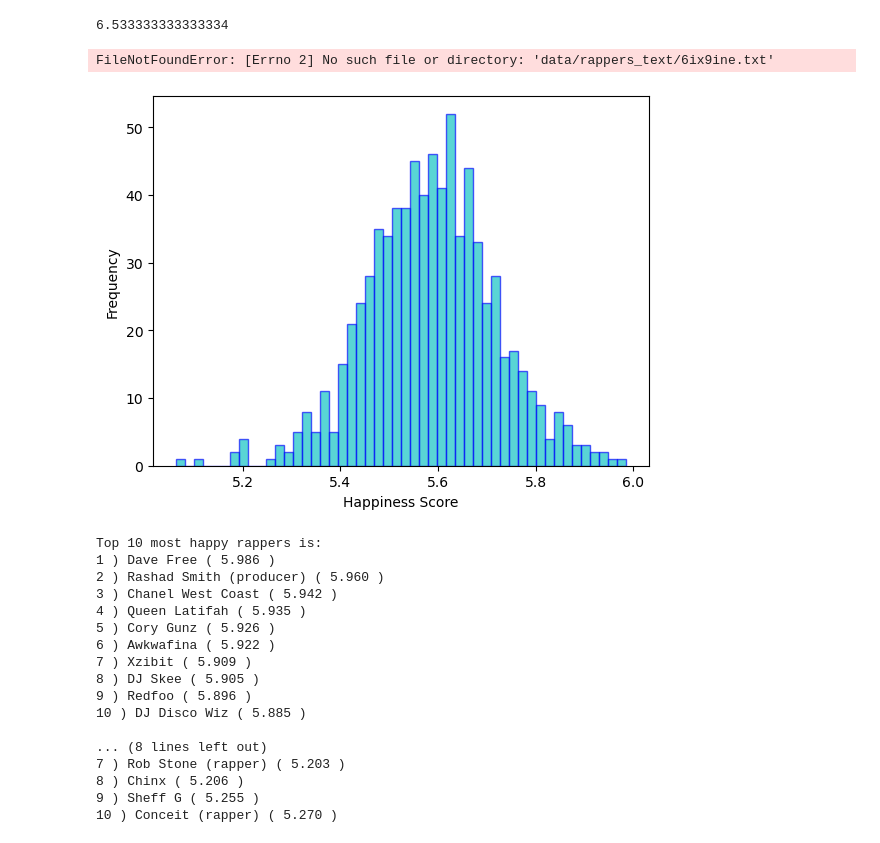
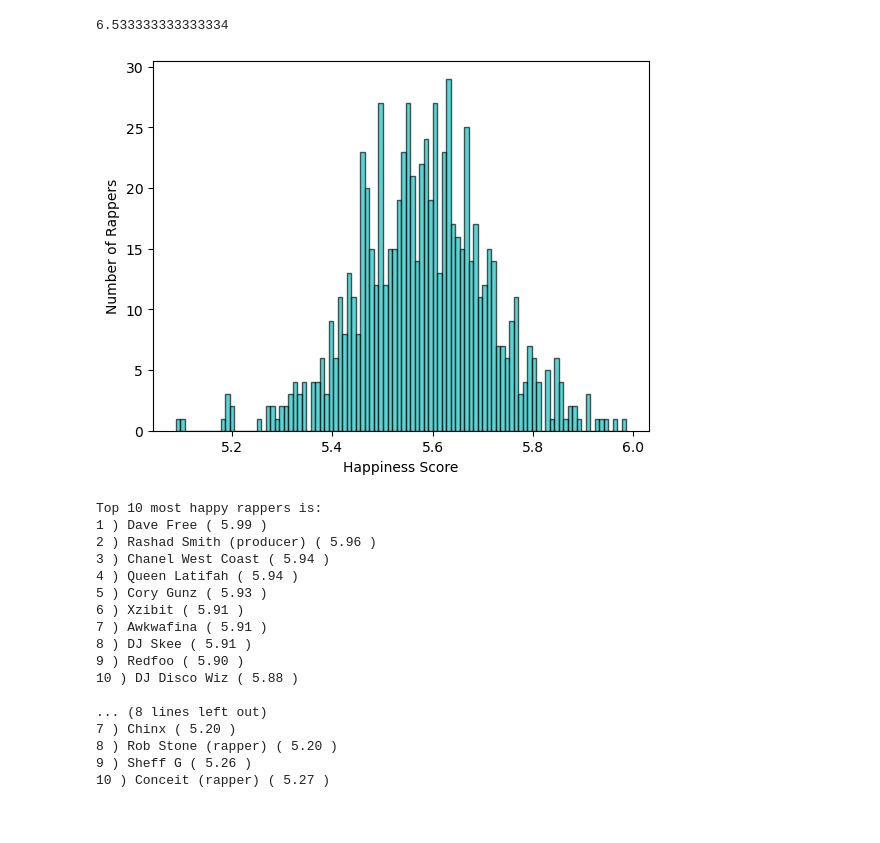
Before and after one commit to s185231/02805_SocialGraphs, a Jupyter notebook: Assignment2.ipynb, the cells around one changed output. Drawn from its saved outputs; the diff is of its cells as text; code cells hidden in the pictures.

```diff
--- a/Assignment2.ipynb
+++ b/Assignment2.ipynb
@@ -145,13 +128,7 @@ for node in central_nodes_out:
         central_nodes_out_west.append(node)
 # %%
 # Most connected east coast rappers
-print("Top 5 highest in-degree east coast rappers:")
-for i in range(5):
-    print(str(i+1)+ ")"+str(central_nodes_in_east[i])[1:-2])
-
-print("\n")
-print("Top 5 highest out-degree east coast rappers:")
-for i in range(5):
-    print(str(i+1)+ ")"+str(central_nodes_out_east[i])[1:-2])
+print("Top 5 highest in-degree east coast rappers:" + "\n" + str(central_nodes_in_east[:5]))
+print("Top 5 highest out-degree east coast rappers:" + "\n" + str(central_nodes_out_east[:5]))
 # %% [output]
 Top 5 highest in-degree east coast rappers:
@@ -541,3 +561,23 @@ def sentiment_score(text):
+# %%
+def sentiment_score(text):
+    text = word_tokenize(text)
+    word_freq = {}
+    word_val = {}
+
+    for word in text:
+        word = word.lower()
+        if word not in string.punctuation and word in list(labmt['word']):
+            if word not in word_val:
+                word_freq[word] = 1
+                word_val[word] = labmt['happiness_average'].loc[labmt['word'] == word].values[0]
+            else:
+                word_freq[word] += 1
+
+    nom = sum([list(word_val.values())[i]*list(word_freq.values())[i] for i in range(len(list(word_freq.values())))])
+    denom = sum(list(word_freq.values()))
+    v_text = nom/denom
+
+    return v_text
 # %%
 print(sentiment_score("I am happy"))
 # %% [output]
@@ -547,12 +587,14 @@ test_dict = dict()
 
 test_dict['test'] = 1
 # %%
-def sentiment_rappers(rappers):
+def rappers_happiness(rappers):
     rappers_happiness = {}
     for rapper in rappers:
+
         with open("data/rappers_text/"+rapper+'.txt') as f:
             try:
-                rapper_text = f.readlines()[0]
+                rapper_text = f.readlines()
+                rapper_text = rapper_text[0]
             except:
                 continue
 
@@ -560,43 +602,41 @@ def sentiment_rappers(rappers):
 
     return rappers_happiness
 
-rappers_happiness = sentiment_rappers(rappers_names)
+rappers_happiness = rappers_happiness(rappers_names)
-# %% [output]
-FileNotFoundError: [Errno 2] No such file or directory: 'data/rappers_text/6ix9ine.txt'
 # %%
-plt.hist(list(rappers_happiness.values()), bins=50, color='c', edgecolor='blue', alpha=0.65)
+plt.hist(list(rappers_happiness.values()), bins=100, color='c', edgecolor='k', alpha=0.65)
 plt.xlabel('Happiness Score')
-plt.ylabel('Frequency')
+plt.ylabel('Number of Rappers')
 plt.show()
 # %% [output]
-[figure, old version]
+[figure, new version]
 # %%
 sorted_rappers_happiness = dict(sorted(rappers_happiness.items(), key=lambda x:x[1], reverse=True))
 # %%
 print("Top 10 most happy rappers is: ")
 for i in range(10):
-    print(i+1, ")",list(sorted_rappers_happiness.keys())[i],"(", f'{list(sorted_rappers_happiness.values())[i]:.3f}', ")")
+    print(i+1, ")",list(sorted_rappers_happiness.keys())[i],"(", f'{list(sorted_rappers_happiness.values())[i]:.2f}', ")")
 
 print("\n")
 print("Top 10 least happy rappers is: ")
 for i in range(10):
-    print(i+1, ")",list(sorted_rappers_happiness.keys())[-i-1],"(", f'{list(sorted_rappers_happiness.values())[-i-1]:.3f}',")")
+    print(i+1, ")",list(sorted_rappers_happiness.keys())[-i-1],"(", f'{list(sorted_rappers_happiness.values())[-i-1]:.2f}',")")
 # %% [output]
 Top 10 most happy rappers is:
-1 ) Dave Free ( 5.986 )
-2 ) Rashad Smith (producer) ( 5.960 )
-3 ) Chanel West Coast ( 5.942 )
-4 ) Queen Latifah ( 5.935 )
-5 ) Cory Gunz ( 5.926 )
-6 ) Awkwafina ( 5.922 )
-7 ) Xzibit ( 5.909 )
-8 ) DJ Skee ( 5.905 )
-9 ) Redfoo ( 5.896 )
-10 ) DJ Disco Wiz ( 5.885 )
+1 ) Dave Free ( 5.99 )
+2 ) Rashad Smith (producer) ( 5.96 )
+3 ) Chanel West Coast ( 5.94 )
+4 ) Queen Latifah ( 5.94 )
+5 ) Cory Gunz ( 5.93 )
+6 ) Xzibit ( 5.91 )
+7 ) Awkwafina ( 5.91 )
+8 ) DJ Skee ( 5.91 )
+9 ) Redfoo ( 5.90 )
+10 ) DJ Disco Wiz ( 5.88 )
 
 ... (8 lines left out)
-7 ) Rob Stone (rapper) ( 5.203 )
-8 ) Chinx ( 5.206 )
-9 ) Sheff G ( 5.255 )
-10 ) Conceit (rapper) ( 5.270 )
+7 ) Chinx ( 5.20 )
+8 ) Rob Stone (rapper) ( 5.20 )
+9 ) Sheff G ( 5.26 )
+10 ) Conceit (rapper) ( 5.27 )
 # %%
```
Also changed, not shown: parts of 52 cells of this notebook, 1 other file.
